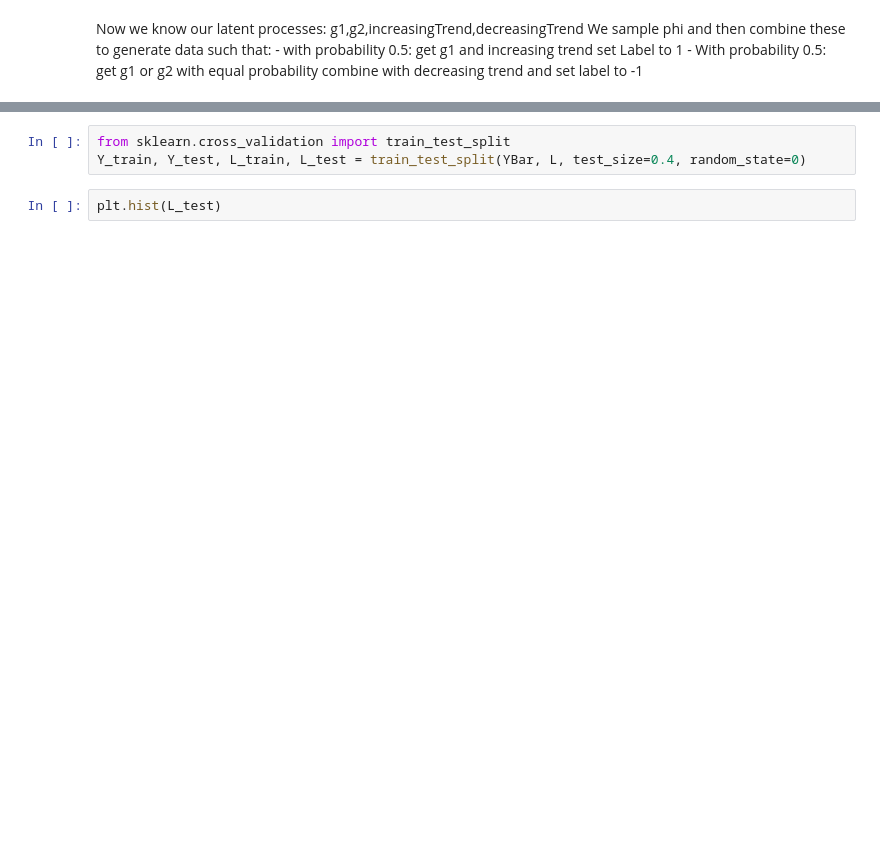
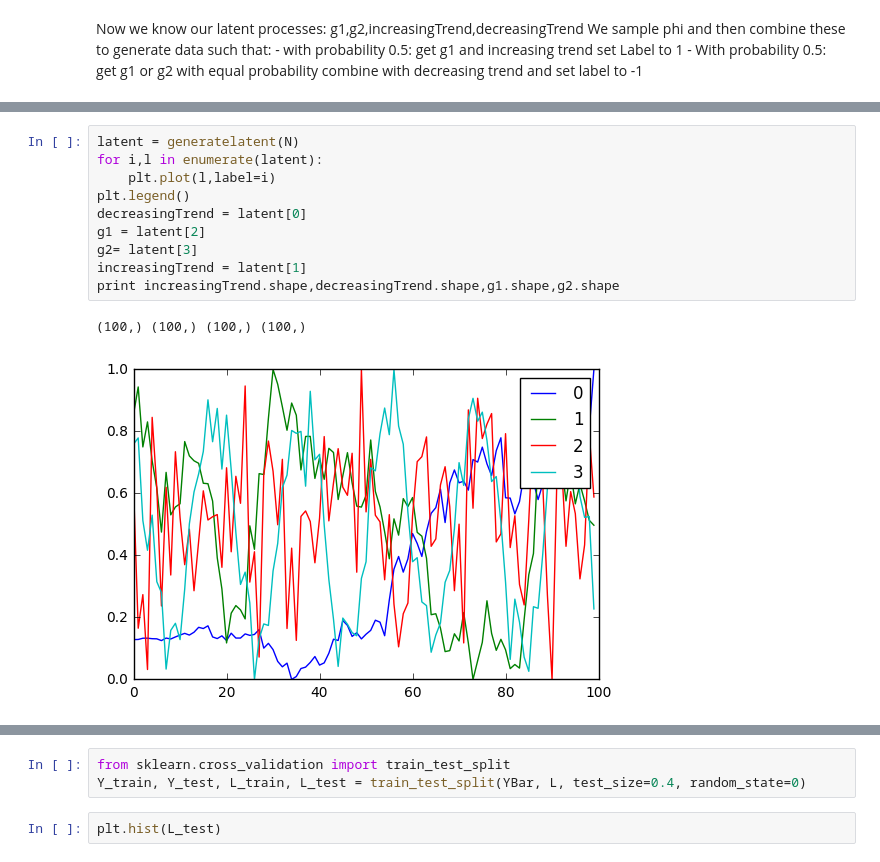
Before and after one commit to sudhNau/Baysian, a Jupyter notebook: Experiment-1 [toy data].ipynb, the cells around one changed output, grey strips where cells are left out. Cells and saved outputs as stored; diff of their text form; blank space fills up the shorter version.

```diff
--- a/Experiment-1 [toy data].ipynb
+++ b/Experiment-1 [toy data].ipynb
@@ -65 +84,14 @@ We sample phi and then combine these to generate data such that:
+# %%
+latent = generatelatent(N)
+for i,l in enumerate(latent):
+    plt.plot(l,label=i)
+plt.legend()
+decreasingTrend = latent[0]
+g1 = latent[2]
+g2= latent[3]
+increasingTrend = latent[1]
+print increasingTrend.shape,decreasingTrend.shape,g1.shape,g2.shape
+# %% [output]
+(100,) (100,) (100,) (100,)
+[figure, added]
 # %%
```
Also changed, not shown: parts of 26 cells of this notebook, 4 other files.
